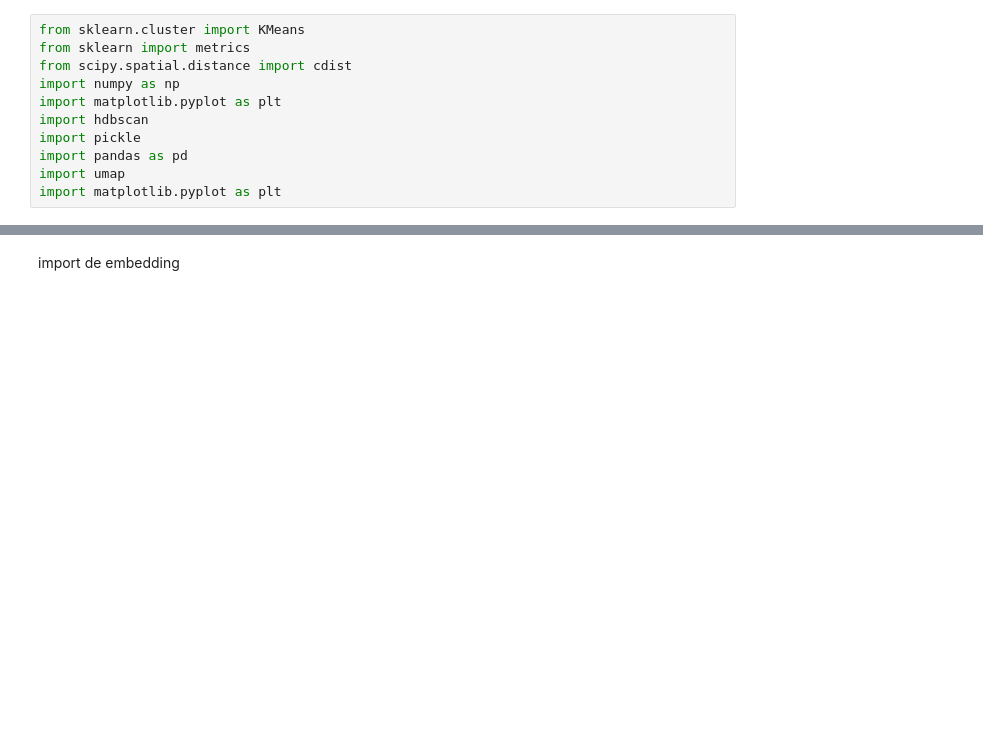
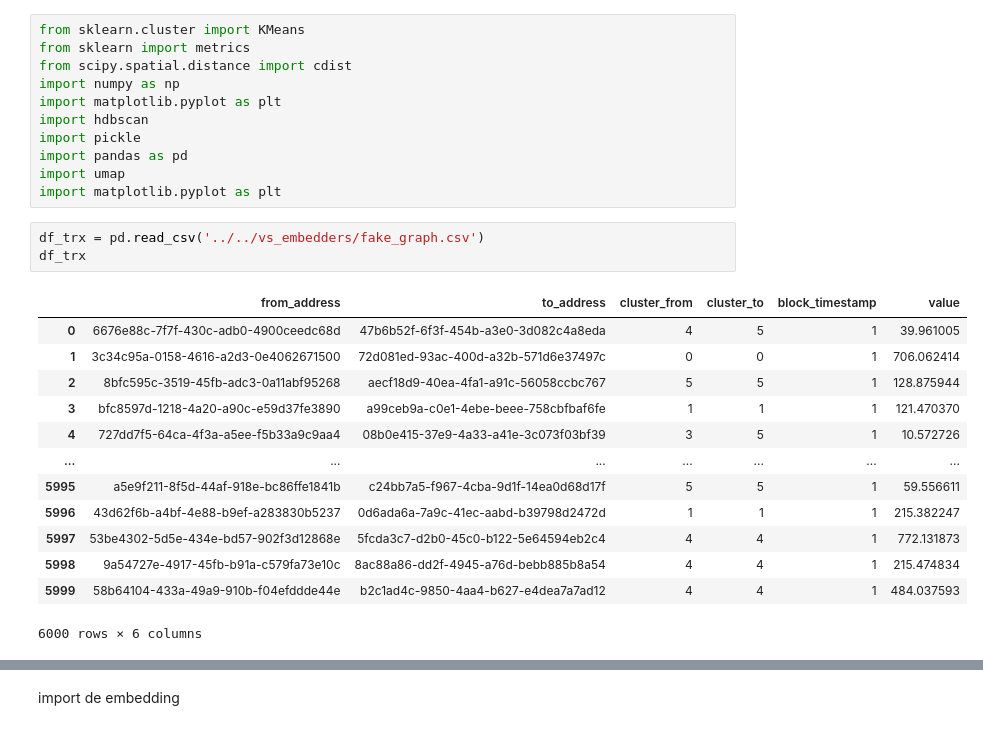
Before and after one commit to argelignacio/TRABAJO-PROFESIONAL-7599-, a Jupyter notebook: clustering/hdbscan/notebook_custom.ipynb, the cells around one changed output, grey strips where cells are left out. Cells and saved outputs as stored; diff of their text form; blank space fills up the shorter version.

```diff
--- a/clustering/hdbscan/notebook_custom.ipynb
+++ b/clustering/hdbscan/notebook_custom.ipynb
@@ -9,3 +9,20 @@ import pickle
 import pandas as pd
 import umap
 import matplotlib.pyplot as plt
+# %%
+df_trx = pd.read_csv('../../vs_embedders/fake_graph.csv')
+df_trx
+# %% [output]
+|  | from_address | to_address | cluster_from | cluster_to | block_timestamp | value |
+| 0 | 6676e88c-7f7f-430c-adb0-4900ceedc68d | 47b6b52f-6f3f-454b-a3e0-3d082c4a8eda | 4 | 5 | 1 | 39.961005 |
+| 1 | 3c34c95a-0158-4616-a2d3-0e4062671500 | 72d081ed-93ac-400d-a32b-571d6e37497c | 0 | 0 | 1 | 706.062414 |
+| 2 | 8bfc595c-3519-45fb-adc3-0a11abf95268 | aecf18d9-40ea-4fa1-a91c-56058ccbc767 | 5 | 5 | 1 | 128.875944 |
+| 3 | bfc8597d-1218-4a20-a90c-e59d37fe3890 | a99ceb9a-c0e1-4ebe-beee-758cbfbaf6fe | 1 | 1 | 1 | 121.470370 |
+| 4 | 727dd7f5-64ca-4f3a-a5ee-f5b33a9c9aa4 | 08b0e415-37e9-4a33-a41e-3c073f03bf39 | 3 | 5 | 1 | 10.572726 |
+| ... | ... | ... | ... | ... | ... | ... |
+| 5995 | a5e9f211-8f5d-44af-918e-bc86ffe1841b | c24bb7a5-f967-4cba-9d1f-14ea0d68d17f | 5 | 5 | 1 | 59.556611 |
+| 5996 | 43d62f6b-a4bf-4e88-b9ef-a283830b5237 | 0d6ada6a-7a9c-41ec-aabd-b39798d2472d | 1 | 1 | 1 | 215.382247 |
+| 5997 | 53be4302-5d5e-434e-bd57-902f3d12868e | 5fcda3c7-d2b0-45c0-b122-5e64594eb2c4 | 4 | 4 | 1 | 772.131873 |
+| 5998 | 9a54727e-4917-45fb-b91a-c579fa73e10c | 8ac88a86-dd2f-4945-a76d-bebb885b8a54 | 4 | 4 | 1 | 215.474834 |
+| 5999 | 58b64104-433a-49a9-910b-f04efddde44e | b2c1ad4c-9850-4aa4-b627-e4dea7a7ad12 | 4 | 4 | 1 | 484.037593 |
+6000 rows × 6 columns
```
Also changed, not shown: parts of 12 cells of this notebook, 4 other files.
